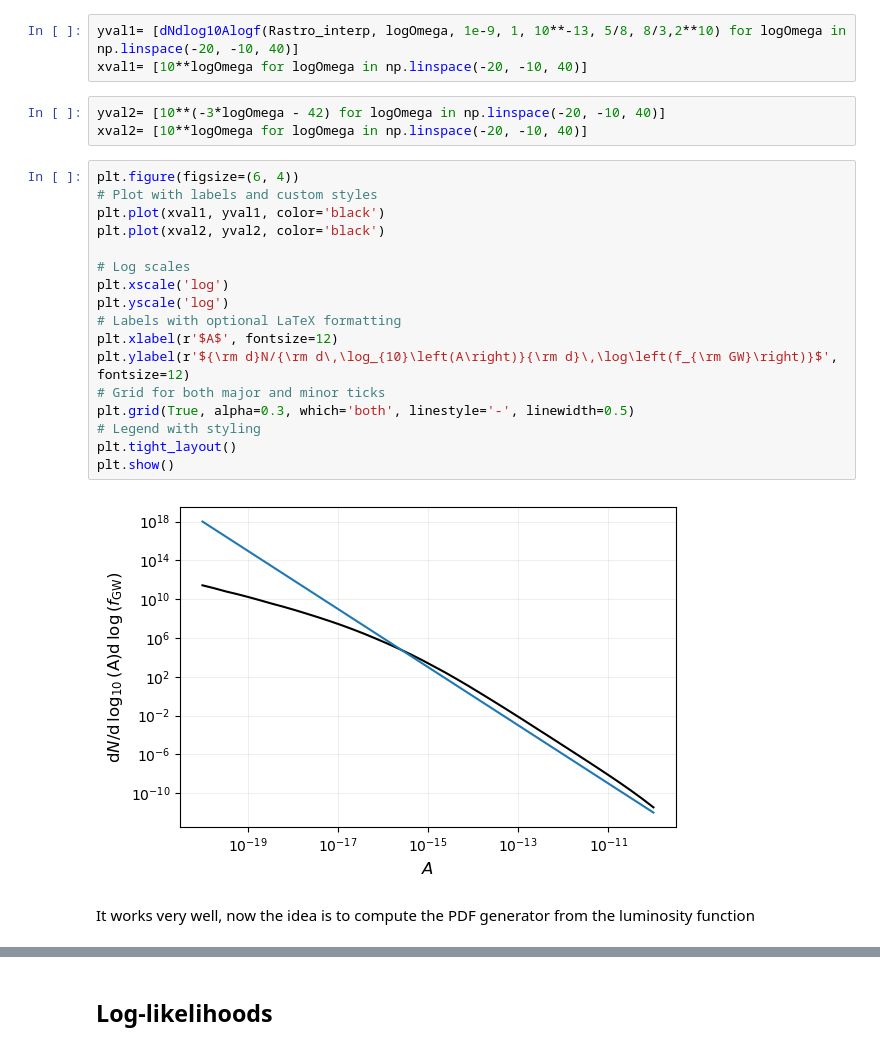
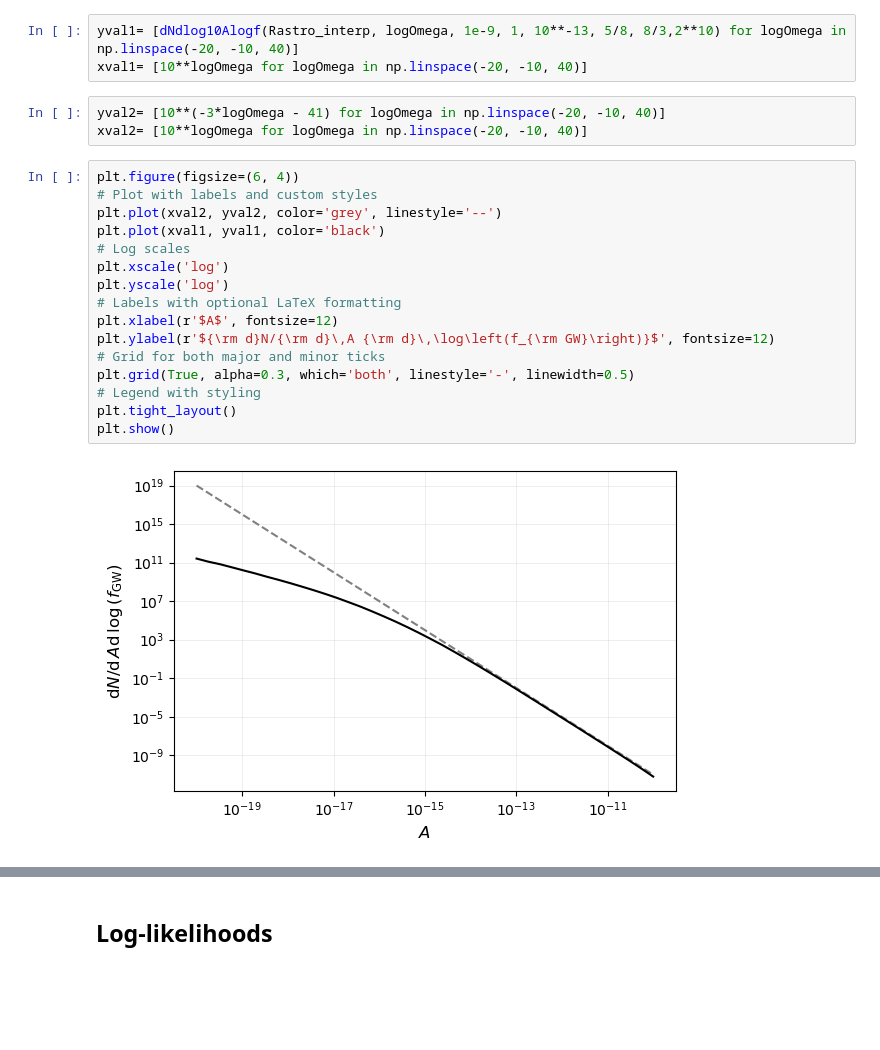
Before and after one commit to jurrutiaGW/SMBH_luminosity_function, a Jupyter notebook: SMBH_luminosity.ipynb, the cells around one changed output, grey strips where cells are left out. Drawn from its saved outputs; the diff is of its cells as text; blank space fills up the shorter version.

```diff
--- a/SMBH_luminosity.ipynb
+++ b/SMBH_luminosity.ipynb
@@ -697,26 +710,23 @@ def dNdlog10Alogf(R, logA, fgw, pbh, fref, alpha, beta, n_outer):
 yval1= [dNdlog10Alogf(Rastro_interp, logOmega, 1e-9, 1, 10**-13, 5/8, 8/3,2**10) for logOmega in np.linspace(-20, -10, 40)]
 xval1= [10**logOmega for logOmega in np.linspace(-20, -10, 40)]
 # %%
-yval2= [10**(-3*logOmega - 42) for logOmega in np.linspace(-20, -10, 40)]
+yval2= [10**(-3*logOmega - 41) for logOmega in np.linspace(-20, -10, 40)]
 xval2= [10**logOmega for logOmega in np.linspace(-20, -10, 40)]
 # %%
 plt.figure(figsize=(6, 4))
 # Plot with labels and custom styles
+plt.plot(xval2, yval2, color='grey', linestyle='--')
 plt.plot(xval1, yval1, color='black')
-plt.plot(xval2, yval2, color='black')
-
 # Log scales
 plt.xscale('log')
 plt.yscale('log')
 # Labels with optional LaTeX formatting
 plt.xlabel(r'$A$', fontsize=12)
-plt.ylabel(r'${\rm d}N/{\rm d\,\log_{10}\left(A\right)}{\rm d}\,\log\left(f_{\rm GW}\right)}$', fontsize=12)
+plt.ylabel(r'${\rm d}N/{\rm d}\,A {\rm d}\,\log\left(f_{\rm GW}\right)}$', fontsize=12)
 # Grid for both major and minor ticks
 plt.grid(True, alpha=0.3, which='both', linestyle='-', linewidth=0.5)
 # Legend with styling
 plt.tight_layout()
 plt.show()
 # %% [output]
-[figure, old version]
+[figure, new version]
-# %% [markdown]
-It works very well, now the idea is to compute the PDF generator from the luminosity function
```
Also changed, not shown: parts of 22 cells of this notebook.
